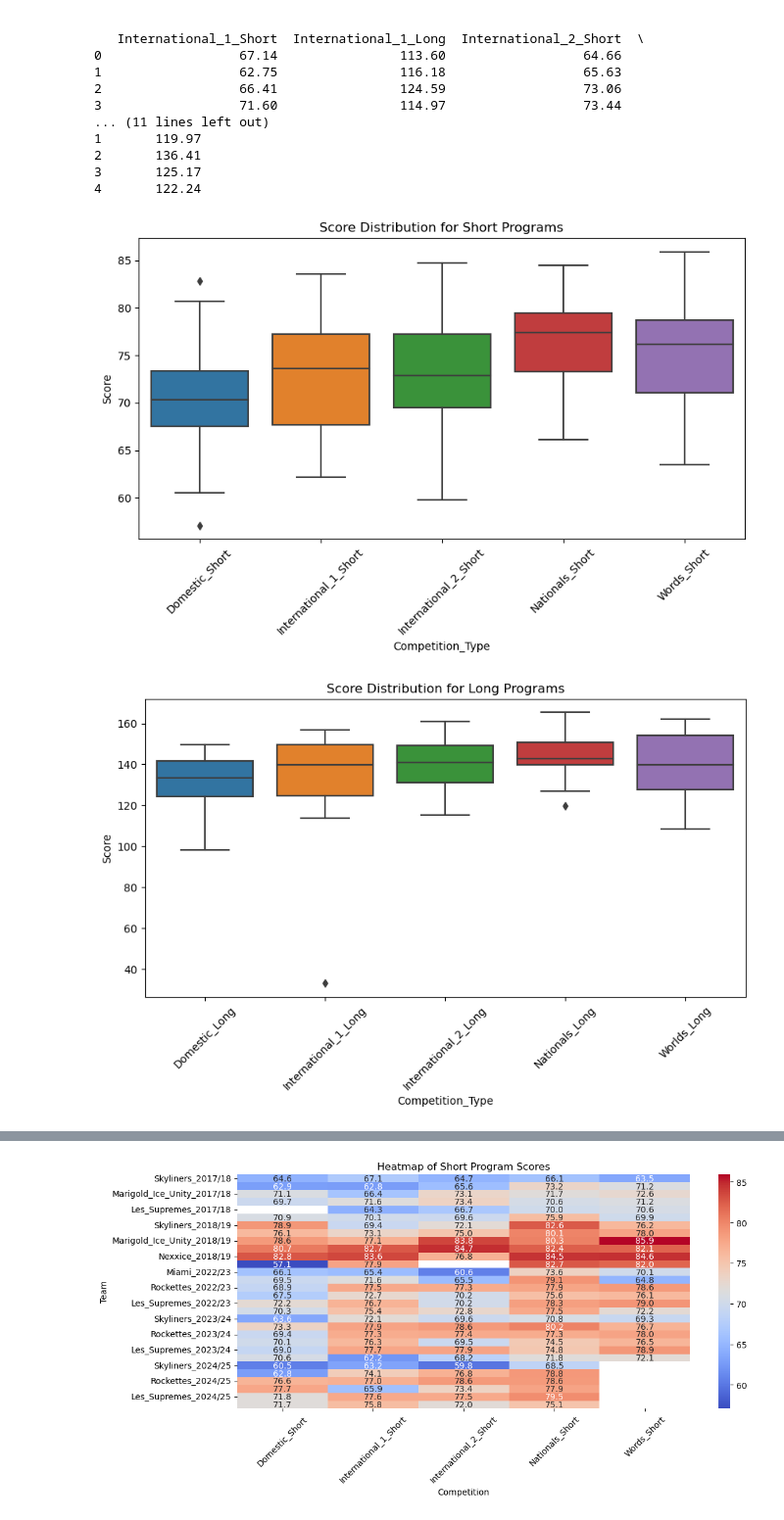
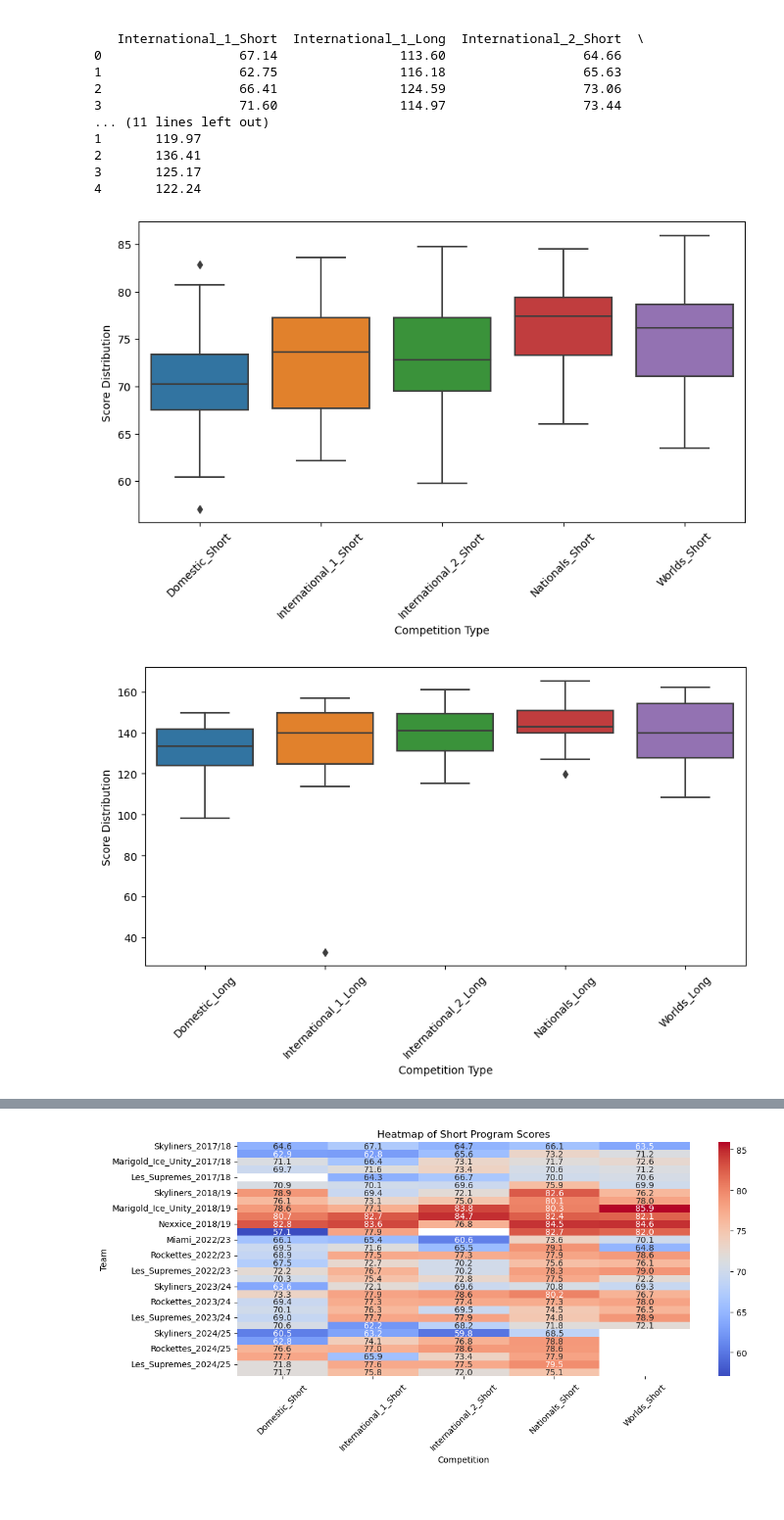
Before and after one commit to cindyblumer/Capstone-Project, a Jupyter notebook: visualizations.ipynb, the cells around one changed output, grey strips where cells are left out. Shown: that part at 98% size. Cells and saved outputs as stored; diff of their text form; code cells hidden in the pictures.

```diff
--- a/visualizations.ipynb
+++ b/visualizations.ipynb
@@ -24,23 +24,21 @@ print(scores.head())
 3       125.17
 4       122.24
 # %%
-short_columns = ["Domestic_Short", "International_1_Short", "International_2_Short", "Nationals_Short", "Words_Short"]
+short_columns = ["Domestic_Short", "International_1_Short", "International_2_Short", "Nationals_Short", "Worlds_Short"]
 long_columns = ["Domestic_Long", "International_1_Long", "International_2_Long", "Nationals_Long", "Worlds_Long"]
 
-short = scores.melt(id_vars=["Team_Name_Year"], value_vars=short_columns, var_name="Competition_Type", value_name="Score")
-long = scores.melt(id_vars=["Team_Name_Year"], value_vars=long_columns, var_name="Competition_Type", value_name="Score")
+short = scores.melt(id_vars=["Team_Name_Year"], value_vars=short_columns, var_name="Competition Type", value_name="Score Distribution")
+long = scores.melt(id_vars=["Team_Name_Year"], value_vars=long_columns, var_name="Competition Type", value_name="Score Distribution")
 
 plt.figure(figsize=(10, 5))
-sns.boxplot(x="Competition_Type", y="Score", data=short)
+sns.boxplot(x="Competition Type", y="Score Distribution", data=short)
 plt.xticks(rotation=45)
-plt.title("Score Distribution for Short Programs")
 plt.show()
 
 plt.figure(figsize=(10, 5))
-sns.boxplot(x="Competition_Type", y="Score", data=long)
+sns.boxplot(x="Competition Type", y="Score Distribution", data=long)
 plt.xticks(rotation=45)
-plt.title("Score Distribution for Long Programs")
 plt.show()
 # %% [output]
-[figure, old version]
+[figure, new version]
-[figure, old version]
+[figure, new version]
```
Also changed, not shown: parts of 3 cells of this notebook, 1 other file.
